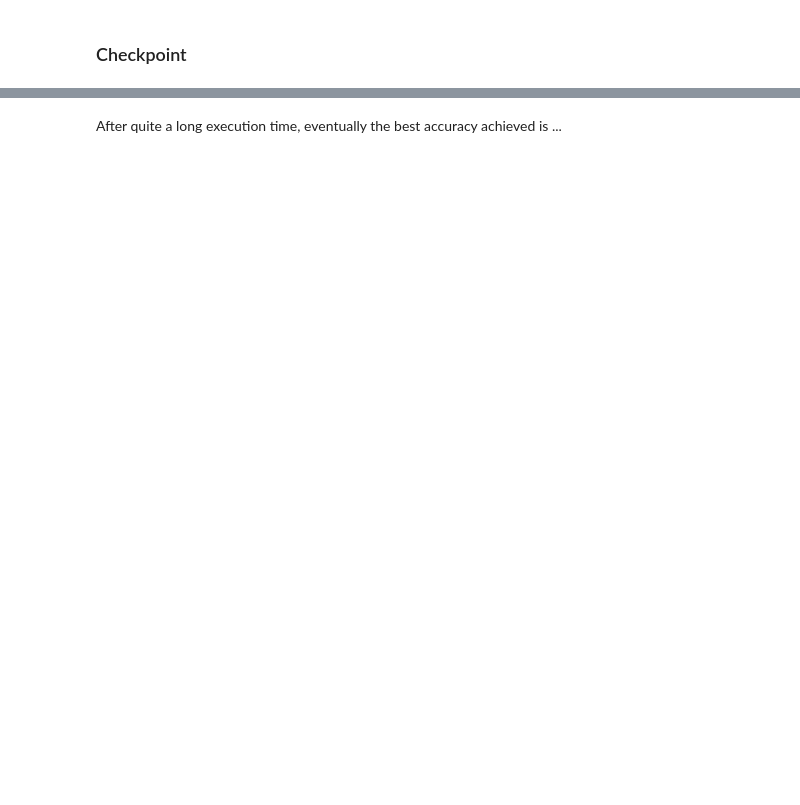
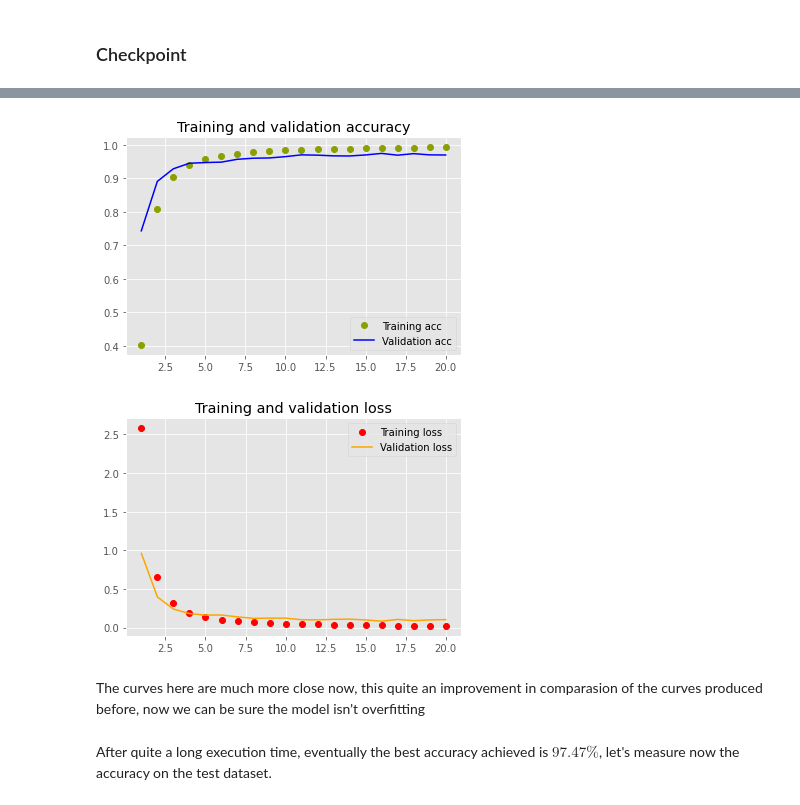
Before and after one commit to aenoboa1/ML_Zoomcamp-Capstone-Project, a Jupyter notebook: FruitsProject_VGG.ipynb, the cells around one changed output, grey strips where cells are left out. Cells and saved outputs as stored; diff of their text form; code cells hidden in the pictures; blank space fills up the shorter version.

```diff
--- a/FruitsProject_VGG.ipynb
+++ b/FruitsProject_VGG.ipynb
@@ -634,12 +649,15 @@ Final step should be applying a bit of transformations, and saving the obtained
 # Apply the augmentations on the TRAIN dataset only
 train_datagen = ImageDataGenerator(
         preprocessing_function=preprocess_input,
-        rotation_range=5,
         brightness_range=[0.2,0.8],# apply brightness change,
         horizontal_flip=True, # flip left to right
-        validation_split=0.2,
-        fill_mode='nearest'
-
+        validation_split=0.2, #split part of the training to validation
+        fill_mode='nearest', #
+        rotation_range=30, #
+        zoom_range=0.15, #
+        width_shift_range=0.2, #
+        height_shift_range=0.2, #
+        shear_range=0.15, #
 )
 # %%
 train_ds_aug = train_datagen.flow_from_directory(
@@ -696,5 +771,5 @@ model = build_model(
     droprate=droprate
 )
 
-history = model.fit(train_ds_aug, epochs=32, validation_data=val_ds_aug,callbacks=[checkpoint])
+history = model.fit(train_ds_aug, epochs=20, validation_data=val_ds_aug,callbacks=[checkpoint])
 # %% [output]
@@ -719,3 +793,35 @@ KeyboardInterrupt: ignored
+# %%
+acc = history.history['accuracy']
+
+val_acc = history.history['val_accuracy']
+
+loss = history.history['loss']
+
+val_loss = history.history['val_loss']
+epochs = range(1, len(acc) + 1)
+
+
+plt.plot(epochs, acc, 'bo', label='Training acc' , color='#8ba000')
+plt.plot(epochs, val_acc, 'b', label='Validation acc')
+plt.title('Training and validation accuracy')
+plt.legend()
+
+
+
+plt.figure()
+plt.plot(epochs, loss, 'bo', label='Training loss' , color='red')
+plt.plot(epochs, val_loss, 'b', label='Validation loss',color='orange')
+plt.title('Training and validation loss')
+plt.legend()
+
+
+
+plt.show()
+# %% [output]
+[figure, added]
+[figure, added]
+# %% [markdown]
+The curves here are much more close now, this quite an improvement in comparasion of the curves produced before, now we can be sure the model isn't overfitting
 # %% [markdown]
-After quite a long execution time, eventually the best accuracy achieved is ...
+After quite a long execution time, eventually the best accuracy achieved is $97.47\%$, let's measure now the accuracy on the test dataset.
 # %%
```
Also changed, not shown: parts of 23 cells of this notebook.
